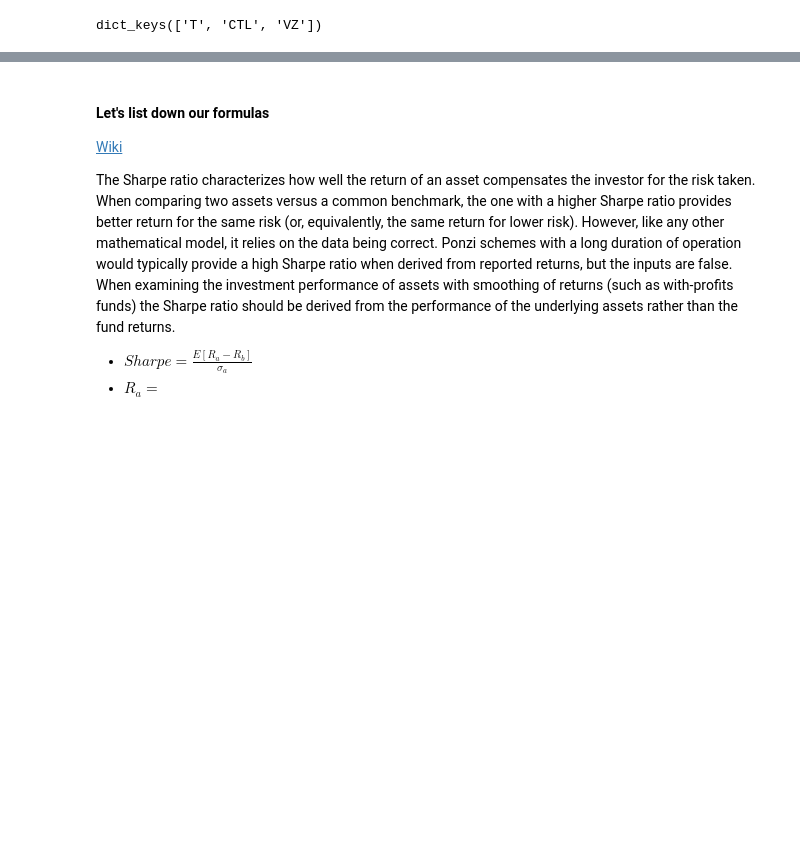
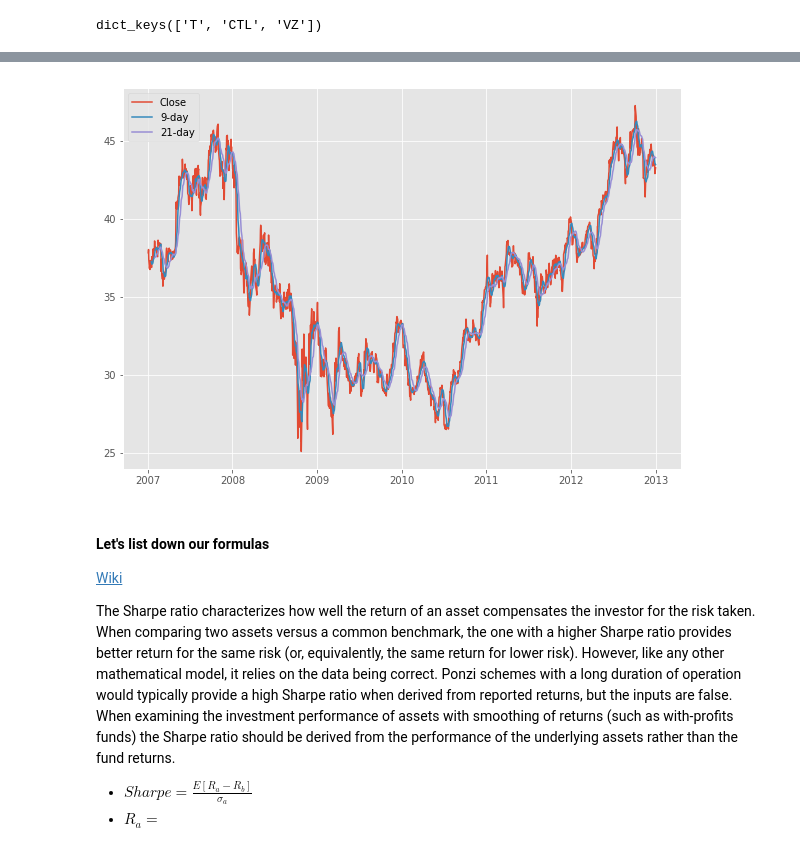
Before and after one commit to EdwardPlata/portfolio_management, a Jupyter notebook: fin_and_op.ipynb, the cells around one changed output, grey strips where cells are left out. Saved outputs shown, nothing was run; the diff lists cells and outputs as text; code cells hidden in the pictures; blank space fills up the shorter version.

```diff
--- a/fin_and_op.ipynb
+++ b/fin_and_op.ipynb
@@ -189,3 +210,17 @@ for row,i,color in zip(ax,log_returns.columns,['b','red','g']):
+# %%
+VZ = telcom_data['VZ']
+VZ['9-day'] = VZ['Close'].rolling(9).mean()
+VZ['21-day'] = VZ['Close'].rolling(21).mean()
+VZ['Change'] = np.log(VZ.Close/VZ.Close.shift())
+# %%
+with plt.style.context('ggplot'):
+    plt.figure(figsize=(10,7))
+    plt.plot(VZ.Close)
+    plt.plot(VZ['9-day'])
+    plt.plot(VZ['21-day'])
+    plt.legend(loc=2)
+# %% [output]
+[figure, added]
 # %% [markdown]
 #### Let's list down our formulas
 [Wiki](https://en.wikipedia.org/wiki/Sharpe_ratio)
```
Also changed, not shown: parts of 11 cells of this notebook.
